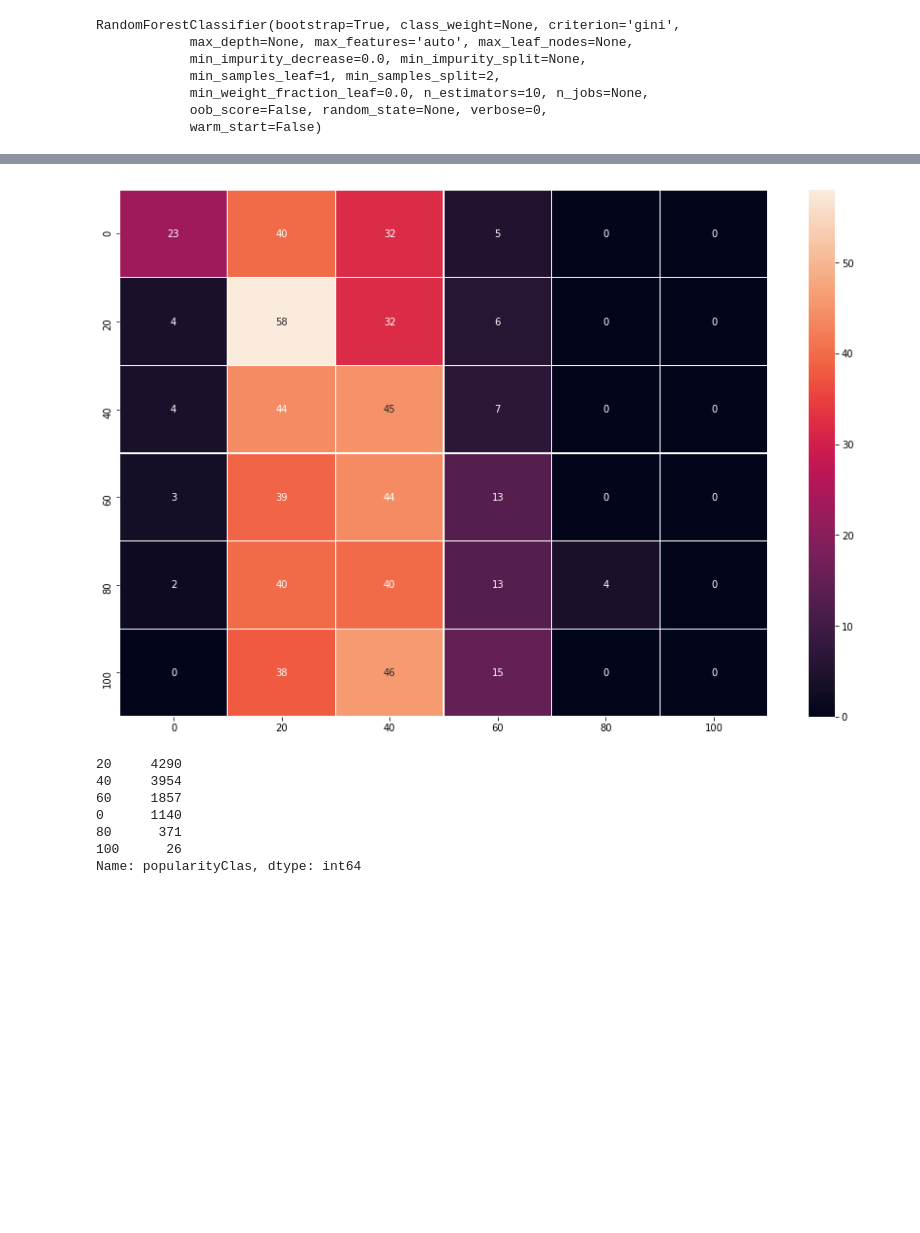
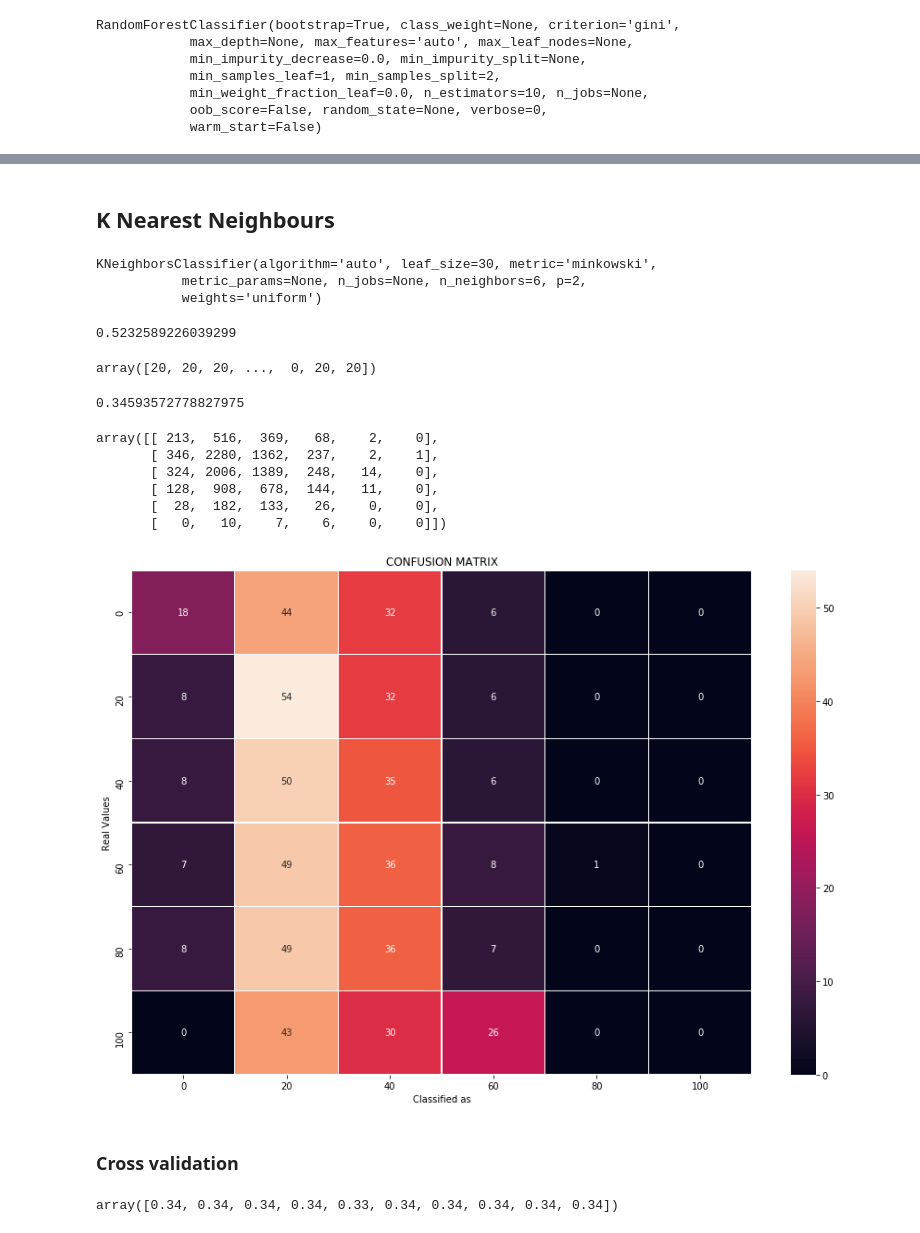
Before and after one commit to AlbertoCastellanos/Ironhack_Data_FinalProject, a Jupyter notebook: main.ipynb, the cells around one changed output, grey strips where cells are left out. Cells and saved outputs as stored; diff of their text form; code cells hidden in the pictures; blank space fills up the shorter version.

```diff
--- a/main.ipynb
+++ b/main.ipynb
@@ -551,0 +620,13 @@ array([[ 264,  461,  362,   52,    1,    0],
+# %%
+# Recursive Feature Elimination
+
+from sklearn.feature_selection import RFECV
+
+
+
+# create the RFE model and select 3 attributes
+rfecv = RFECV(rfModel, 3)
+rfecv.fit(X_train, y_train)
+# summarize the selection of the attributes
+print(rfecv.support_)
+print(rfecv.ranking_)
@@ -551,0 +648,13 @@ array([[ 264,  461,  362,   52,    1,    0],
+# %%
+# Recursive Feature Elimination
+
+from sklearn.feature_selection import RFE
+
+
+
+# create the RFE model and select 3 attributes
+rfe = RFE(rfModel, 3)
+rfe.fit(X_train, y_train)
+# summarize the selection of the attributes
+print(rfe.support_)
+print(rfe.ranking_)
@@ -552,14 +684,43 @@ array([[ 264,  461,  362,   52,    1,    0],
+# %% [markdown]
+## K Nearest Neighbours
+# %%
+knnModel=KNeighborsClassifier(n_neighbors=6)
+knnModel.fit(X_train, y_train)
+# %% [output]
+KNeighborsClassifier(algorithm='auto', leaf_size=30, metric='minkowski',
+           metric_params=None, n_jobs=None, n_neighbors=6, p=2,
+           weights='uniform')
+# %%
+knnModel.score(X_train, y_train)
+# %% [output]
+0.5232589226039299
+# %%
+y_pred_test_knn=knnModel.predict(X_test)
+y_pred_test_knn
+# %% [output]
+array([20, 20, 20, ...,  0, 20, 20])
+# %%
+metrics.accuracy_score(y_test, y_pred_test_knn)
+# %% [output]
+0.34593572778827975
 # %%
-confusionMatrixHeatmap(cmcf, [0,20,40,60,80,100])
+cmknn=confusion_matrix(y_test, y_pred_test_knn)
+display(cmknn)
+confusionMatrixHeatmap(cmknn, [0,20,40,60,80,100])
 # %% [output]
+array([[ 213,  516,  369,   68,    2,    0],
+       [ 346, 2280, 1362,  237,    2,    1],
+       [ 324, 2006, 1389,  248,   14,    0],
+       [ 128,  908,  678,  144,   11,    0],
+       [  28,  182,  133,   26,    0,    0],
+       [   0,   10,    7,    6,    0,    0]])
-[figure, old version]
+[figure, new version]
-# %%
-y_test.value_counts()
-# %% [output]
-20     4290
-40     3954
-60     1857
-0      1140
-80      371
-100      26
-Name: popularityClas, dtype: int64
+# %% [markdown]
+### Cross validation
+# %%
+# cv=10 because it's been scientifically demonstrated that value is optimum for classification
+# scoring is set to accuracy since accuracy is the evaluation matrix
+scores = cross_val_score(knnModel, X, y, cv=10, scoring='accuracy')
+scores
+# %% [output]
+array([0.34, 0.34, 0.34, 0.34, 0.33, 0.34, 0.34, 0.34, 0.34, 0.34])
```
Also changed, not shown: parts of 37 cells of this notebook.
